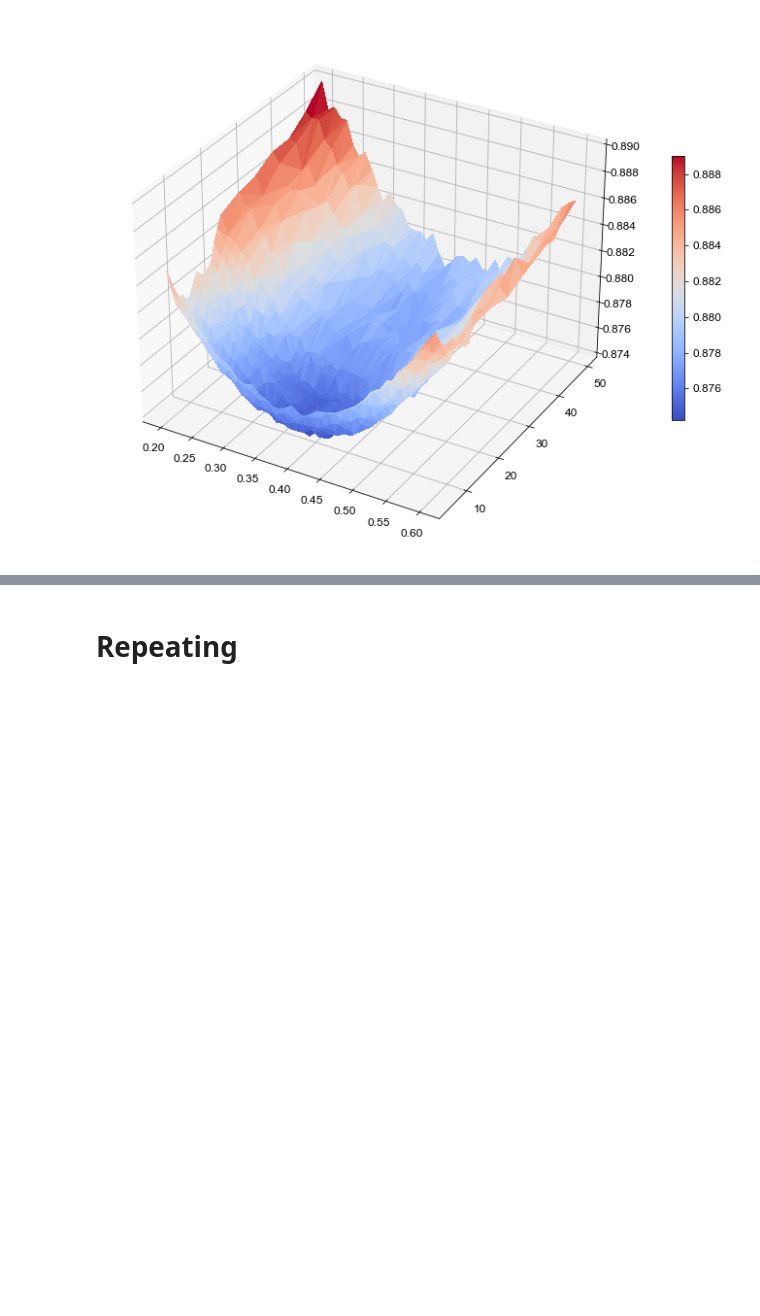
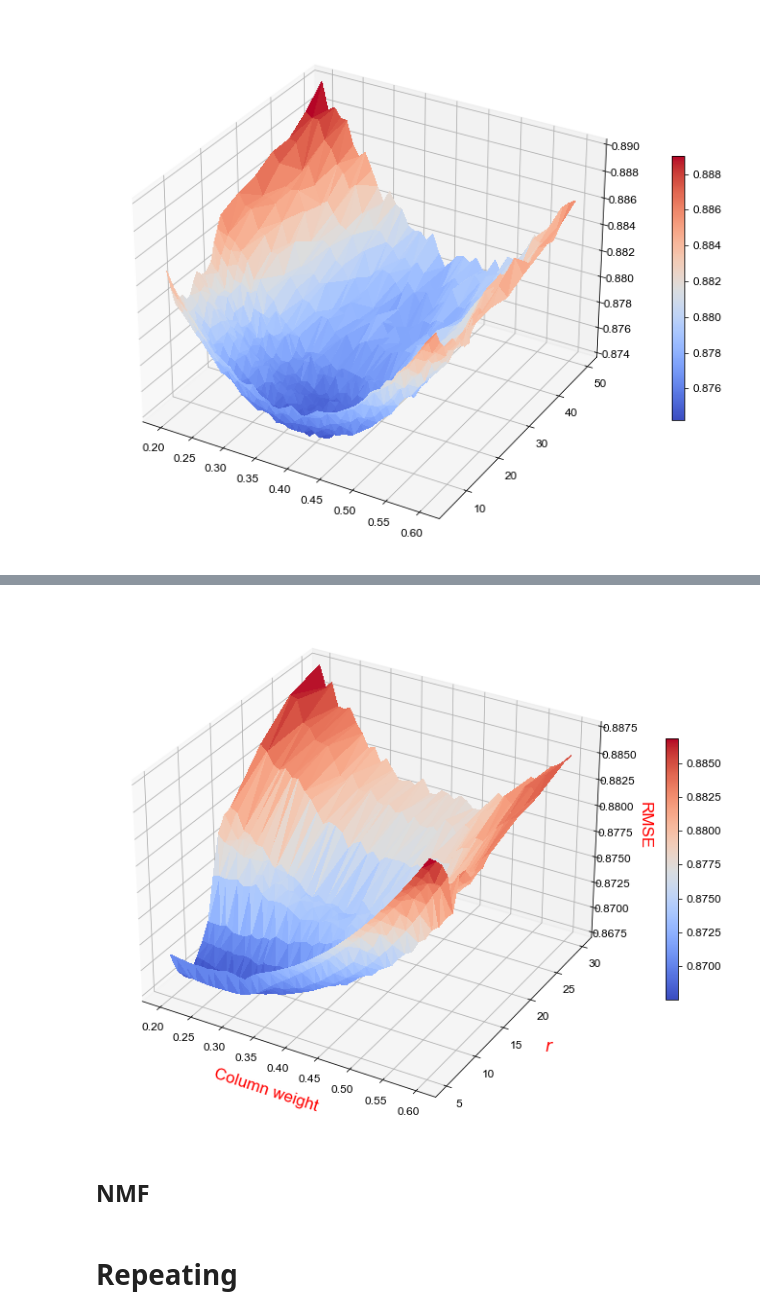
Before and after one commit to dmika1234/MoCaDR_proj1, a Jupyter notebook: src/presenting_results.ipynb, the cells around one changed output, grey strips where cells are left out. Drawn from its saved outputs; the diff is of its cells as text; code cells hidden in the pictures; blank space fills up the shorter version.

Commit message:
computing results

```diff
--- a/src/presenting_results.ipynb
+++ b/src/presenting_results.ipynb
@@ -127,6 +127,8 @@ fig.colorbar(surf, shrink=0.5, aspect=20)
 # Two-dimensional minimization: r, col_weight
 # %%
 res_svd1_3d = pd.read_csv('Results/results_r_w_svd1.csv')
+res_svd2_3d = pd.read_csv('Results/results_r_w_svd2.csv')
+res_nmf_3d = pd.read_csv('Results/results_r_w_nmf.csv')
 # %% [markdown]
 ## SVD1
 # %%
@@ -157,0 +179,15 @@ plt.savefig('Report/fig/svd1_r_w.png')
+# %%
+X2, Y2, Z2 = res_svd2_3d.T.values
+fig = plt.figure(figsize=(15,10))
+ax = fig.gca(projection='3d')
+surf = ax.plot_trisurf(X2, Y2, Z2, cmap=cm.coolwarm, edgecolor ='black', linewidth=0, antialiased=False)
+# Add a color bar which maps values to colors.
+fig.colorbar(surf, shrink=0.5, aspect=20)
+ax.set_xlabel('Column weight', fontsize=17, color='red', labelpad=10)
+ax.set_ylabel('$r$', fontsize=17, color='red', labelpad=10)
+ax.set_zlabel('RMSE', rotation=-90, fontsize=17, color='red', labelpad=10)
+plt.savefig('Report/fig/svd2_r_w.png')
+# %% [output]
+[figure, added]
+# %% [markdown]
+## NMF
```
Also changed, not shown: parts of 5 cells of this notebook, 2 other files.
